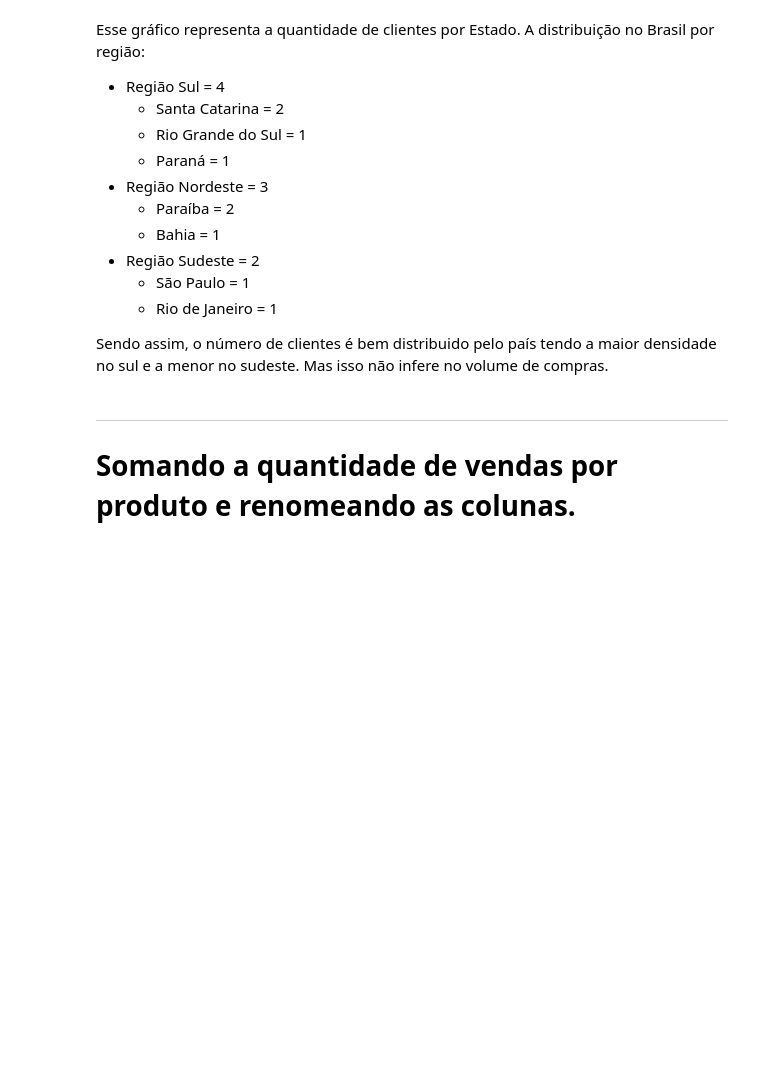
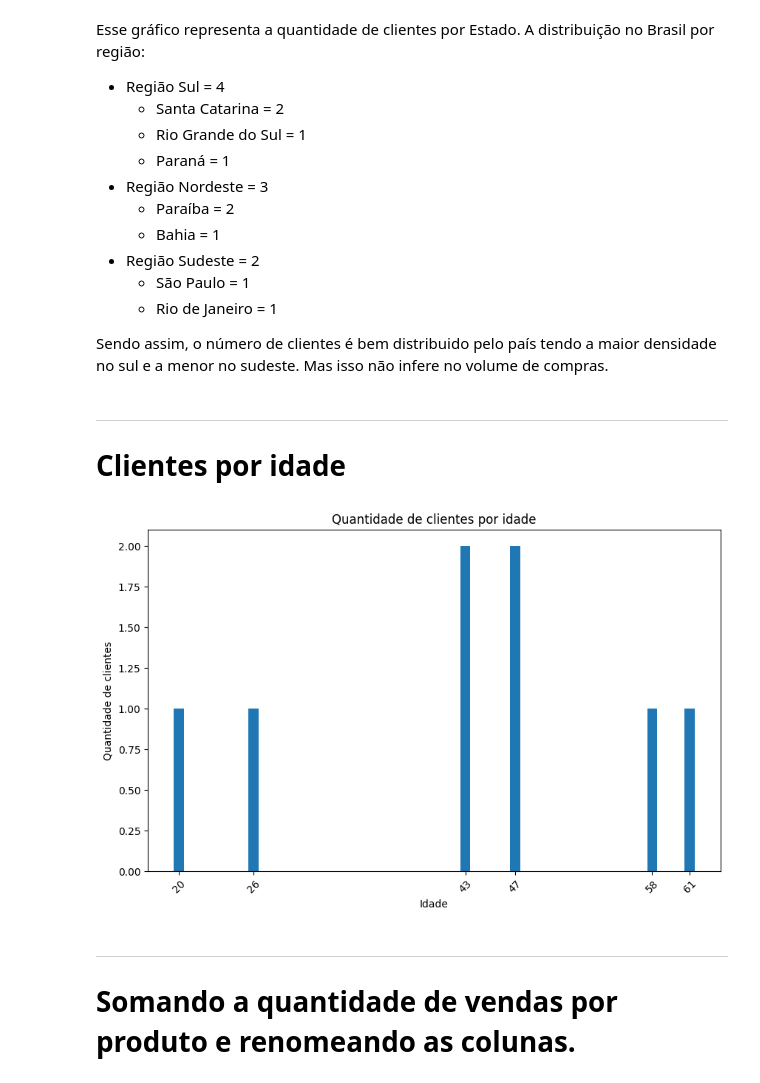
Before and after one commit to Gaba034/desafio-data-analytics, a Jupyter notebook: main.ipynb, the cells around one changed output. Cells and saved outputs as stored; diff of their text form; code cells hidden in the pictures; blank space fills up the shorter version.

Commit message:
Adding a new clients age graph

```diff
--- a/main.ipynb
+++ b/main.ipynb
@@ -356,6 +356,31 @@ Esse gráfico representa a quantidade de clientes por Estado. A distribuição n
     * Rio de Janeiro = 1
 
 Sendo assim, o número de clientes é bem distribuido pelo país tendo a maior densidade no sul e a menor no sudeste. Mas isso não infere no volume de compras.
+# %% [markdown]
+---
+# Clientes por idade
+# %%
+def clients_per_age():
+    df = frame_df['VENDAS']
+
+    # Contar a ocorrência única de cada idade por cliente
+    unique_counts = df.groupby('IDADE')['CLIENTE'].nunique()
+
+    # Gráfico de barras
+    plt.figure(figsize=(10, 6))
+    plt.bar(unique_counts.index, unique_counts.values)
+    plt.xlabel('Idade')
+    plt.ylabel('Quantidade de clientes')
+    plt.title('Quantidade de clientes por idade')
+
+    # Configurar rótulos personalizados no eixo x
+    plt.xticks(unique_counts.index, rotation=45)
+
+    plt.show()
+
+clients_per_age()
+# %% [output]
+[figure, added]
 # %% [markdown]
 ---
 # Somando a quantidade de vendas por produto e renomeando as colunas.
```
Also changed, not shown: 1 other file.
